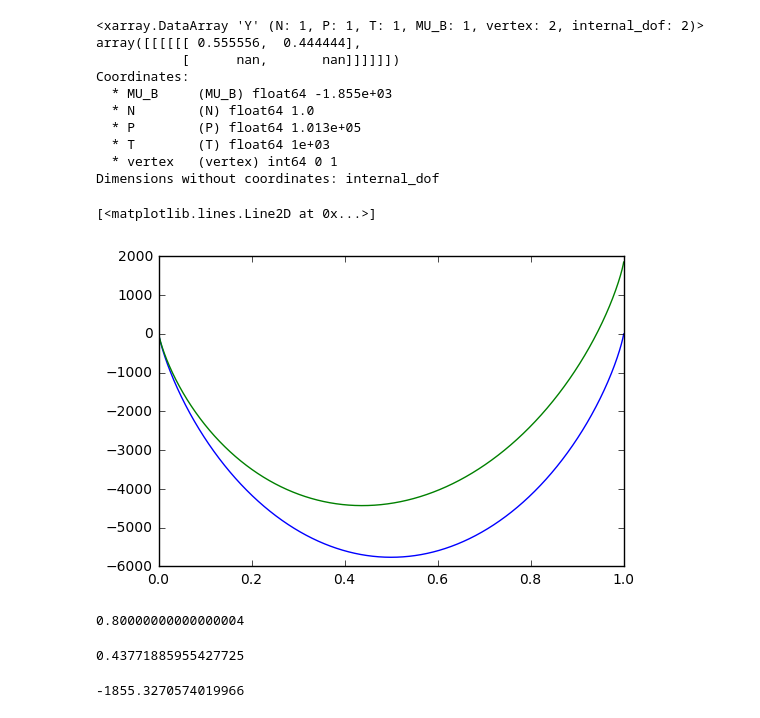
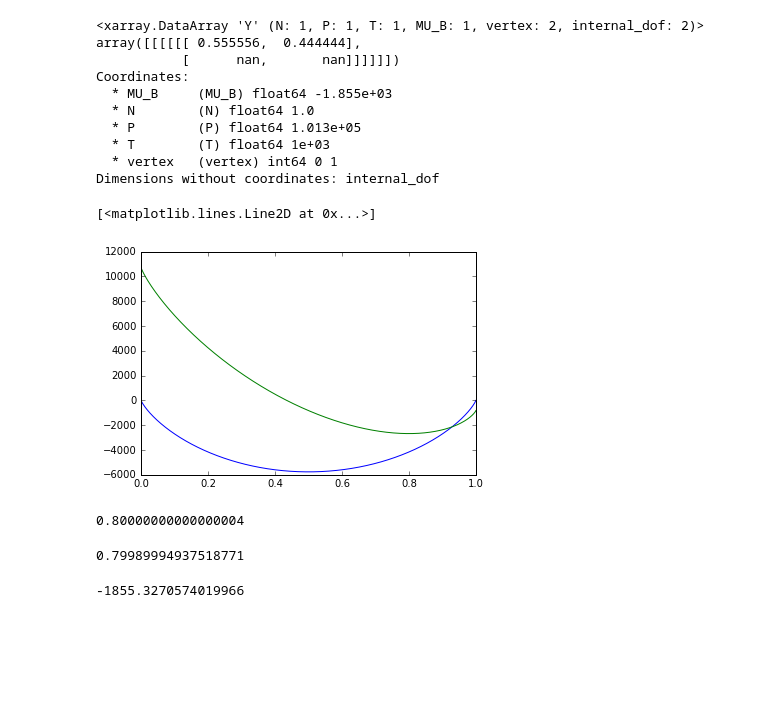
Before and after one commit to richardotis/pycalphad-sandbox, a Jupyter notebook: AdvancedConditions.ipynb, the cells around one changed output. Cells and saved outputs as stored; diff of their text form; code cells hidden in the pictures; blank space fills up the shorter version.

```diff
--- a/AdvancedConditions.ipynb
+++ b/AdvancedConditions.ipynb
@@ -82,20 +82,20 @@ Dimensions without coordinates: internal_dof
 # %%
 %matplotlib inline
 import matplotlib.pyplot as plt
 import numpy as np
 
 x = np.linspace(1e-9,1-1e-9,2000)
 gm = 8314.5*(np.log(x)*x + (1-x)*np.log(1-x))
 ac = 0.8
 mu = 8314.5*np.log(ac)
-jac = np.array([[1, 0], [0, -1]])
-trans_func = gm - mu*x * (1 + 1-x)
+
+trans_func = gm - mu*(x) - 8314.5*np.log(0.2) * ((1-x)-0.2)
 
 plt.plot(x,gm, label='GM')
 plt.plot(x, trans_func, label='L')
 # %% [output]
 [<matplotlib.lines.Line2D at 0x...>]
-[figure, old version]
+[figure, new version]
 # %%
 np.exp(-1855.3270574019966/8314.5)
 # %% [output]
@@ -103,7 +103,7 @@ np.exp(-1855.3270574019966/8314.5)
 # %%
 x[np.argmin(trans_func)]
 # %% [output]
-0.43771885955427725
+0.79989994937518771
 # %%
 8314.5*np.log(0.8)
 # %% [output]
```
